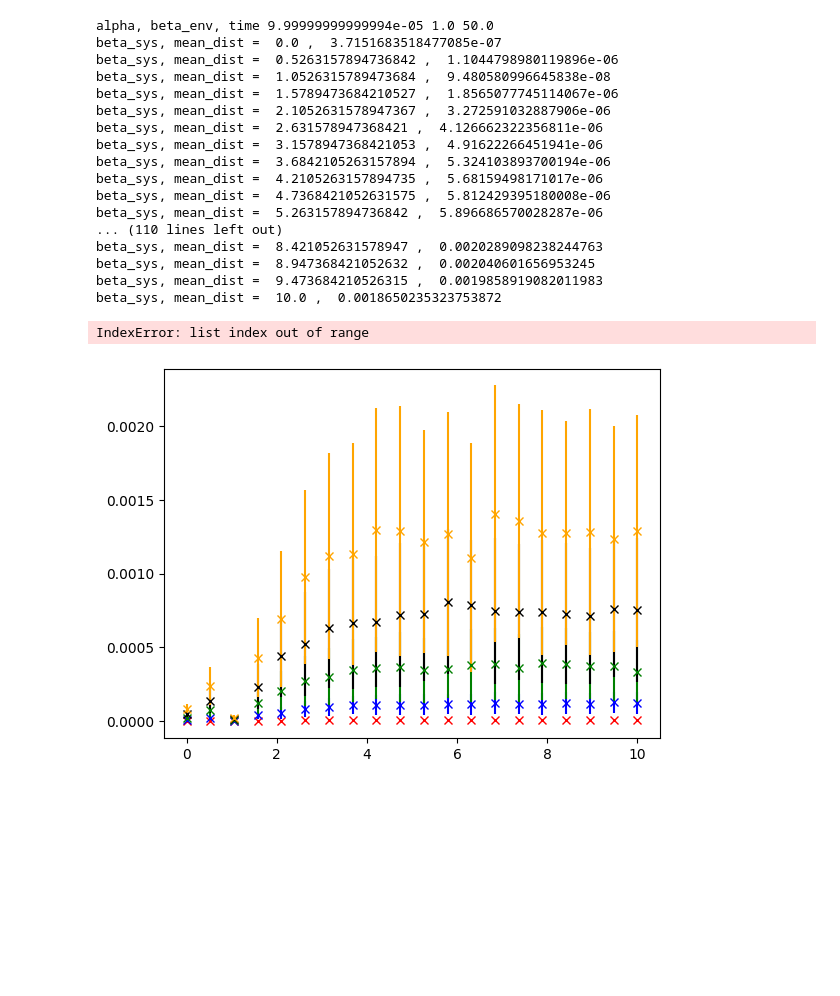
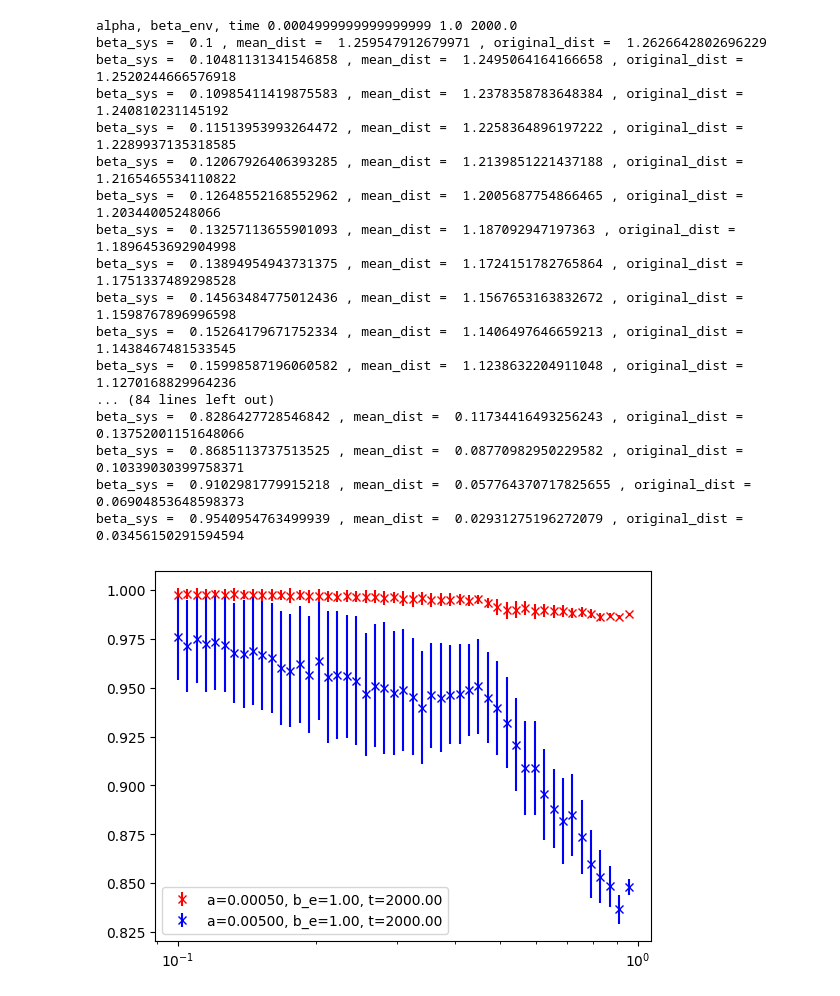
Before and after one commit to matthagan15/thermal_state_prep, a Jupyter notebook: numerics/analysis/single_shot_notebook.ipynb, the cells around one changed output. Saved outputs shown, nothing was run; the diff lists cells and outputs as text; code cells hidden in the pictures; blank space fills up the shorter version.

```diff
--- a/numerics/analysis/single_shot_notebook.ipynb
+++ b/numerics/analysis/single_shot_notebook.ipynb
@@ -6,7 +6,7 @@ import matplotlib.pyplot as plt
 from math import sqrt
 import numpy as np
 # %%
-filepath = "/Users/matt/repos/thermal_state_prep/numerics/cluster_data/single_shot_harmonic/results.json"
+filepath = "/Users/matt/repos/thermal_state_prep/numerics/data/single_shot_harmonic/beta_sys_to_1.json"
 with open(filepath) as f:
     j = json.load(f)
     inputs = j["inputs"]
@@ -53,6 +53,6 @@ times
 # %%
 
-alpha_fixed_params = [(beta_envs[ix], beta_syss[ix], times[0]) for ix in range(0, len(beta_envs), 4)]
+alpha_fixed_params = [(beta_envs[0], beta_syss[0], times[ix]) for ix in range(0, len(times))]
 print("len alpha_fixed_params:", len(alpha_fixed_params))
 fig = plt.figure()
 colors = ['r', 'b', 'g', 'black', 'orange', 'grey']
@@ -99,45 +99,46 @@ alpha, mean_dist =  9.99999999999994e-05 ,  0.00010796561953127676
 # %%
 beta_sys_fixed_params = [(alphas[ix], beta_envs[0], times[0]) for ix in range(len(alphas))]
 fig = plt.figure()
 colors = ['r', 'b', 'g', 'black', 'orange']
 color_count = 0
 for (alpha_0, beta_env_0, time_0) in beta_sys_fixed_params:
     print("alpha, beta_env, time", alpha_0, beta_env_0, time_0)
     x = []
     y = []
     yerr = []
     for ix in range(len(inputs)):
         (alpha, beta_env, beta_sys, time) = inputs[ix]
         (original_dist, mean_dist, std_dist, dist_of_mean) = outputs[ix]
+        if original_dist < 1e-3:
+            continue
         if alpha == alpha_0 and beta_env == beta_env_0 and time == time_0:
             x.append(beta_sys)
-            y.append(original_dist - mean_dist)
+            y.append(mean_dist / original_dist)
             yerr.append(std_dist)
 
-            print("beta_sys, mean_dist = ", beta_sys, ", ", original_dist - mean_dist)
+            print("beta_sys = ", beta_sys, ", mean_dist = ", mean_dist, ", original_dist = ", original_dist)
     plt.errorbar(x, y, yerr, marker='x', linestyle='none', label="a={:.5f}, b_e={:.2f}, t={:.2f}".format(alpha_0, beta_env_0, time_0), color=colors[color_count])
     color_count += 1
 # plt.yscale('log')
 plt.xscale('log')
 plt.legend()
 plt.show()
 # %% [output]
-alpha, beta_env, time 9.99999999999994e-05 1.0 50.0
-beta_sys, mean_dist =  0.0 ,  3.7151683518477085e-07
-beta_sys, mean_dist =  0.5263157894736842 ,  1.1044798980119896e-06
-beta_sys, mean_dist =  1.0526315789473684 ,  9.480580996645838e-08
-beta_sys, mean_dist =  1.5789473684210527 ,  1.8565077745114067e-06
-beta_sys, mean_dist =  2.1052631578947367 ,  3.272591032887906e-06
-beta_sys, mean_dist =  2.631578947368421 ,  4.126662322356811e-06
-beta_sys, mean_dist =  3.1578947368421053 ,  4.91622266451941e-06
-beta_sys, mean_dist =  3.6842105263157894 ,  5.324103893700194e-06
-beta_sys, mean_dist =  4.2105263157894735 ,  5.68159498171017e-06
-beta_sys, mean_dist =  4.7368421052631575 ,  5.812429395180008e-06
-beta_sys, mean_dist =  5.263157894736842 ,  5.896686570028287e-06
-... (110 lines left out)
-beta_sys, mean_dist =  8.421052631578947 ,  0.0020289098238244763
-beta_sys, mean_dist =  8.947368421052632 ,  0.002040601656953245
-beta_sys, mean_dist =  9.473684210526315 ,  0.0019858919082011983
-beta_sys, mean_dist =  10.0 ,  0.0018650235323753872
+alpha, beta_env, time 0.0004999999999999999 1.0 2000.0
+beta_sys =  0.1 , mean_dist =  1.259547912679971 , original_dist =  1.2626642802696229
+beta_sys =  0.10481131341546858 , mean_dist =  1.2495064164166658 , original_dist =  1.2520244666576918
+beta_sys =  0.10985411419875583 , mean_dist =  1.2378358783648384 , original_dist =  1.240810231145192
+beta_sys =  0.11513953993264472 , mean_dist =  1.2258364896197222 , original_dist =  1.2289937135318585
+beta_sys =  0.12067926406393285 , mean_dist =  1.2139851221437188 , original_dist =  1.2165465534110822
+beta_sys =  0.12648552168552962 , mean_dist =  1.2005687754866465 , original_dist =  1.20344005248066
+beta_sys =  0.13257113655901093 , mean_dist =  1.187092947197363 , original_dist =  1.1896453692904998
+beta_sys =  0.13894954943731375 , mean_dist =  1.1724151782765864 , original_dist =  1.1751337489298528
+beta_sys =  0.14563484775012436 , mean_dist =  1.1567653163832672 , original_dist =  1.1598767896996598
+beta_sys =  0.15264179671752334 , mean_dist =  1.1406497646659213 , original_dist =  1.1438467481533545
+beta_sys =  0.15998587196060582 , mean_dist =  1.1238632204911048 , original_dist =  1.1270168829964236
+... (84 lines left out)
+beta_sys =  0.8286427728546842 , mean_dist =  0.11734416493256243 , original_dist =  0.13752001151648066
+beta_sys =  0.8685113737513525 , mean_dist =  0.08770982950229582 , original_dist =  0.10339030399758371
+beta_sys =  0.9102981779915218 , mean_dist =  0.057764370717825655 , original_dist =  0.06904853648598373
+beta_sys =  0.9540954763499939 , mean_dist =  0.02931275196272079 , original_dist =  0.03456150291594594
-IndexError: list index out of range
-[figure, old version]
+[figure, new version]
```
Also changed, not shown: parts of 2 cells of this notebook, 10 other files.
